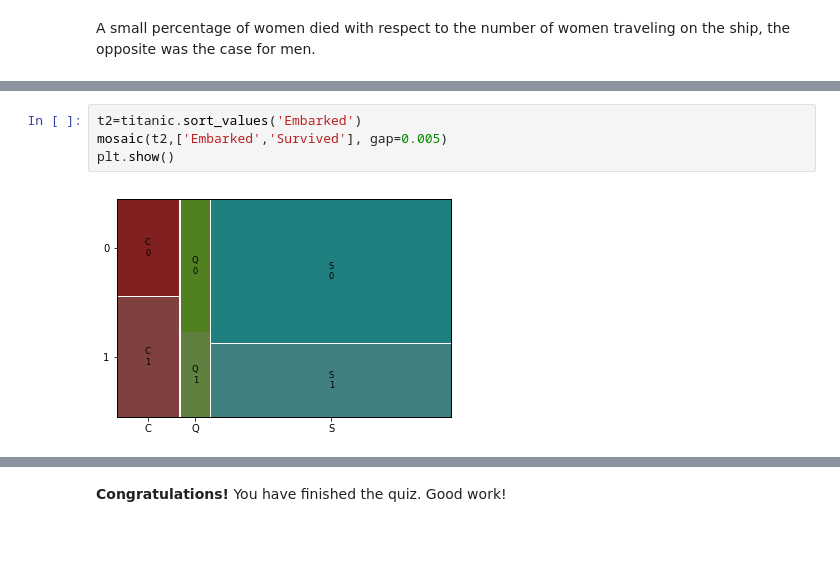
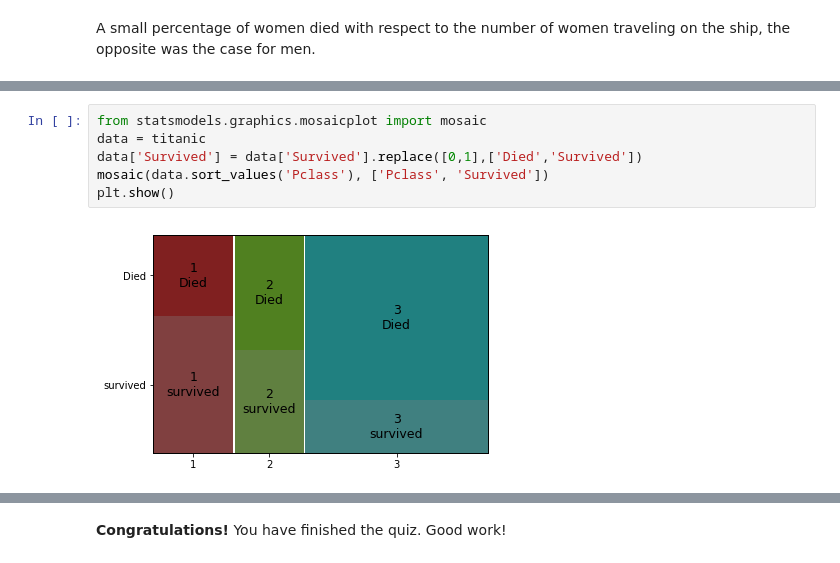
Before and after one commit to glondonot/AlgorithmsUN2023I, a Jupyter notebook: Quiz3/Glondonot_Quiz3.ipynb, the cells around one changed output, grey strips where cells are left out. Drawn from its saved outputs; the diff is of its cells as text.

```diff
--- a/Quiz3/Glondonot_Quiz3.ipynb
+++ b/Quiz3/Glondonot_Quiz3.ipynb
@@ -749,6 +742,8 @@ plt.show()
-# %%
-t2=titanic.sort_values('Embarked')
-mosaic(t2,['Embarked','Survived'], gap=0.005)
-plt.show()
-# %% [output]
-[figure, removed]
+# %%
+from statsmodels.graphics.mosaicplot import mosaic
+data = titanic
+data['Survived'] = data['Survived'].replace([0,1],['Died','Survived'])
+mosaic(data.sort_values('Pclass'), ['Pclass', 'Survived'])
+plt.show()
+# %% [output]
+[figure, added]
```
Also changed, not shown: parts of 6 cells of this notebook.
